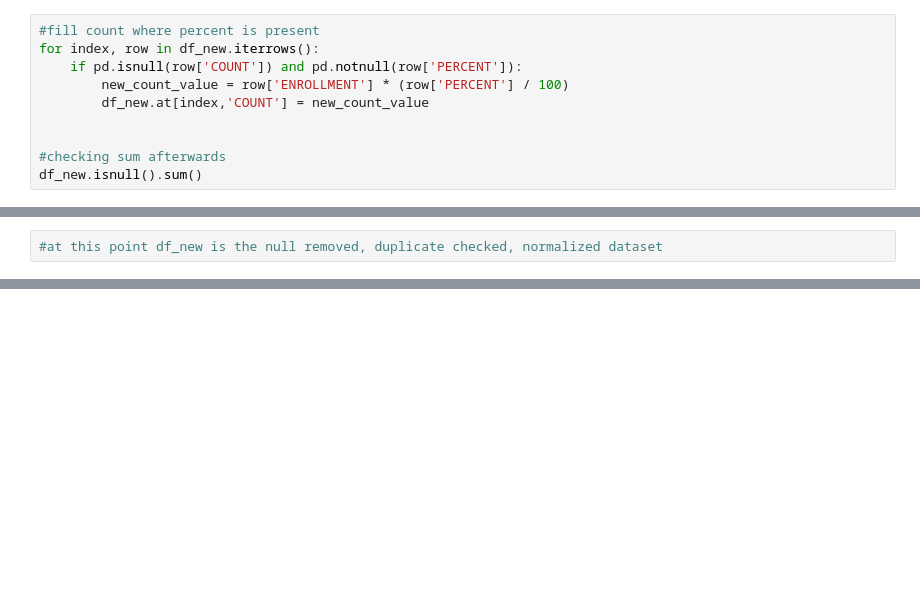
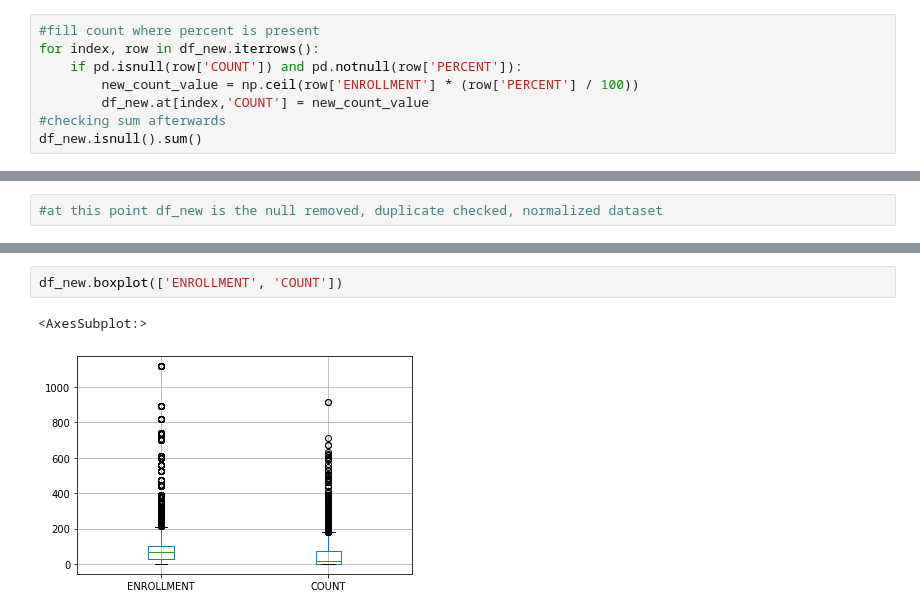
Before and after one commit to adilinam/school_immunisation_datamining, a Jupyter notebook: project-cd.ipynb, the cells around one changed output, grey strips where cells are left out. Saved outputs shown, nothing was run; the diff lists cells and outputs as text; blank space fills up the shorter version.

Commit message:
Clustering, graphing, report

```diff
--- a/project-cd.ipynb
+++ b/project-cd.ipynb
@@ -309,10 +319,8 @@ dtype: int64
 #fill count where percent is present
 for index, row in df_new.iterrows():
     if pd.isnull(row['COUNT']) and pd.notnull(row['PERCENT']):
-        new_count_value = row['ENROLLMENT'] * (row['PERCENT'] / 100)
+        new_count_value = np.ceil(row['ENROLLMENT'] * (row['PERCENT'] / 100))
         df_new.at[index,'COUNT'] = new_count_value
-
-
 #checking sum afterwards
 df_new.isnull().sum()
 # %% [output]
@@ -476,3 +521,8 @@ overdue 23741
 pme 23741
 mmr 23741
 [figure]
+# %%
+df_new.boxplot(['ENROLLMENT', 'COUNT'])
+# %% [output]
+<AxesSubplot:>
+[figure, added]
```
Also changed, not shown: parts of 44 cells of this notebook, 3 other files.
